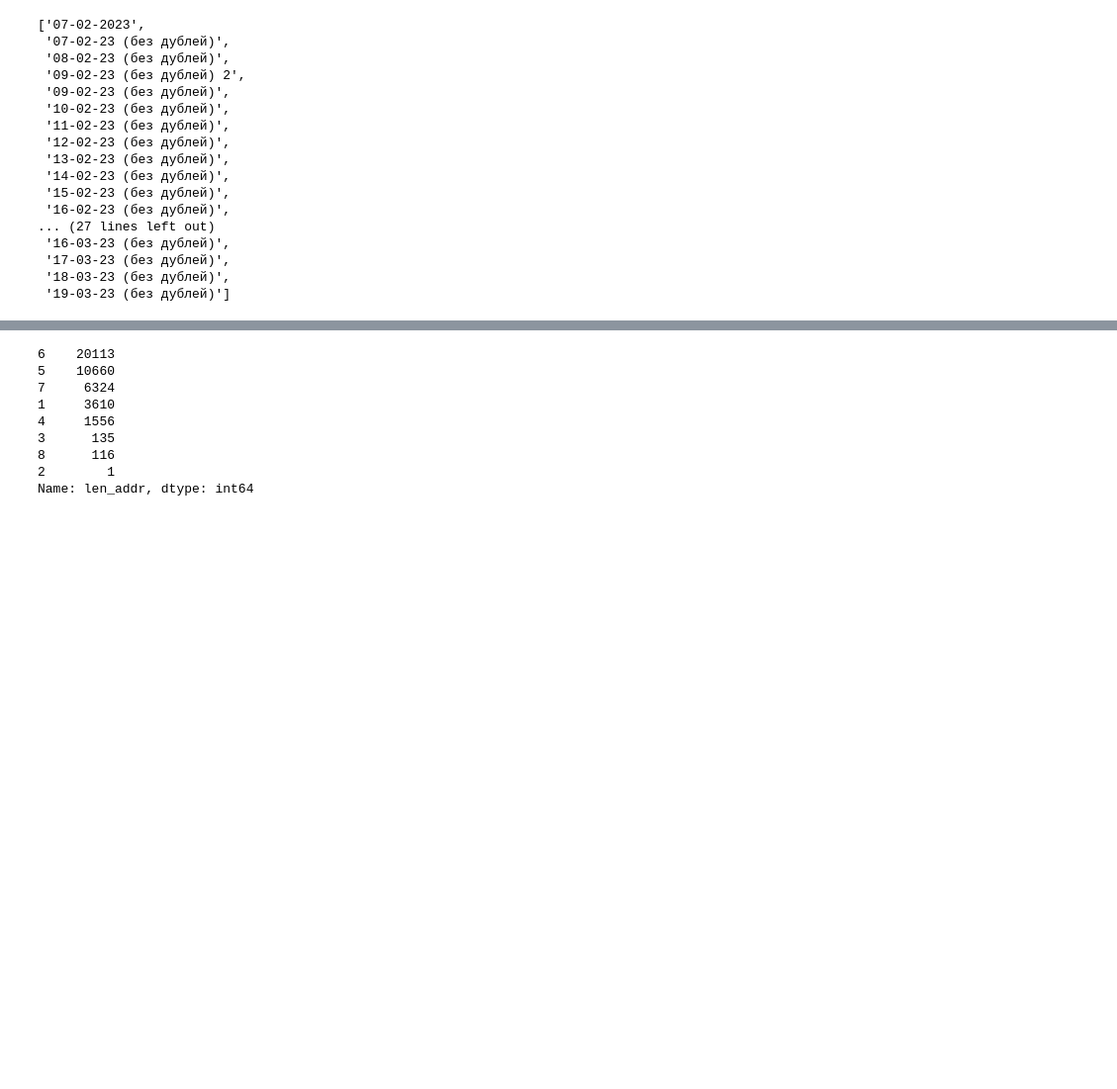
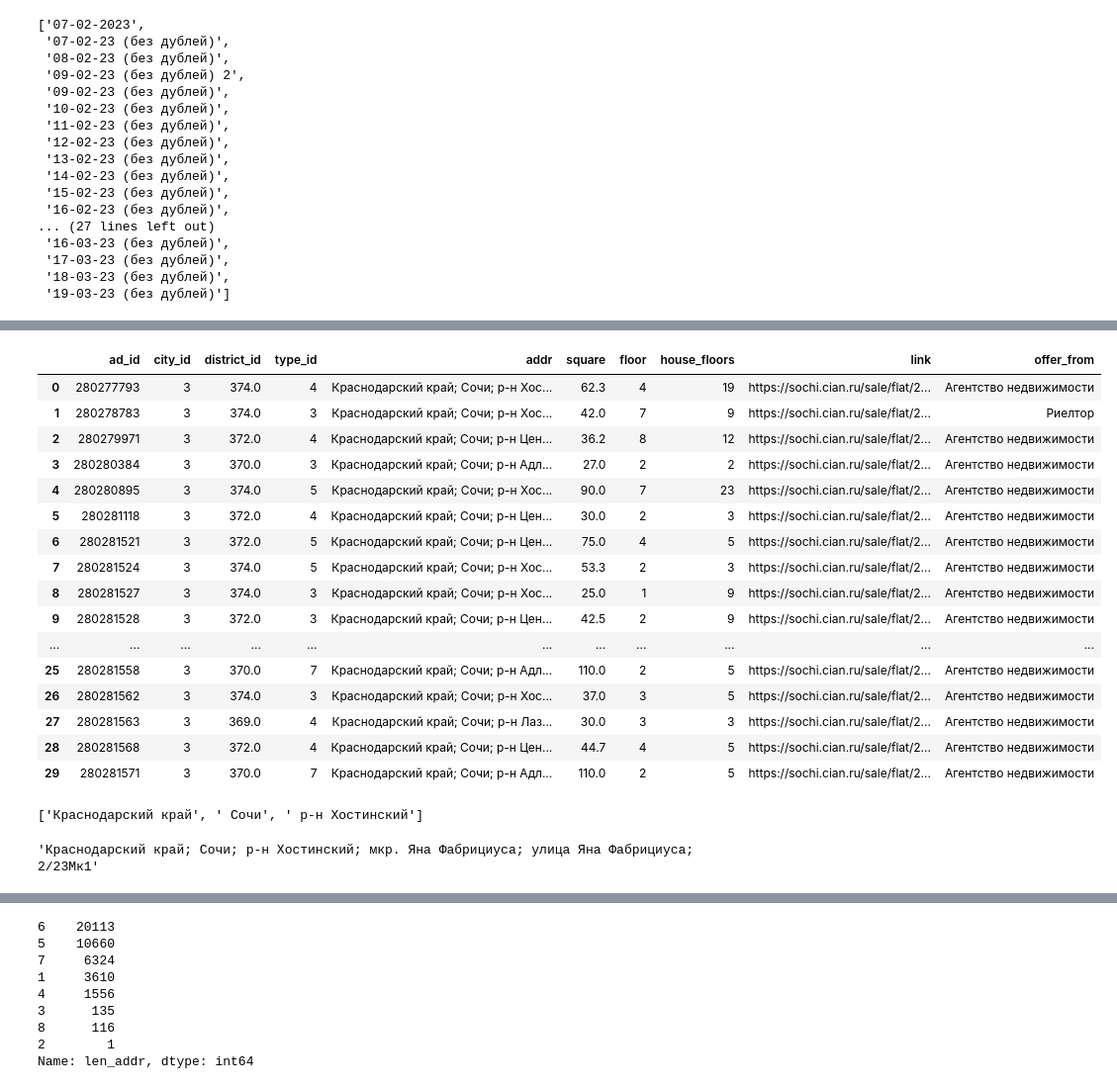
Before and after one commit to Nedvizhka/yadisk_loader, a Jupyter notebook: dev_check_jupyter/parse_avito_to_realty_prices.ipynb, the cells around one changed output, grey strips where cells are left out. Shown at 99% size. Saved outputs shown, nothing was run; the diff lists cells and outputs as text; code cells hidden in the pictures; blank space fills up the shorter version.

```diff
--- a/dev_check_jupyter/parse_avito_to_realty_prices.ipynb
+++ b/dev_check_jupyter/parse_avito_to_realty_prices.ipynb
@@ -1255,0 +1439,39 @@ asd.split('\n')[:-1]
+# %%
+csvinapi_version = csvinapi_version[csvinapi_version.ad_id != 280281763]
+# %%
+csvinapi_version.reset_index(drop=True, inplace=True)
+api_215.reset_index(drop=True, inplace=True)
+# %%
+csv_comp = csvinapi_version[['ad_id','city_id','district_id','type_id','addr','square','floor','house_floors','link','offer_from']]
+api_comp = api_215[['ad_id','city_id','district_id','type_id','addr','square','floor','house_floors','link','offer_from']]
+# %%
+csv_comp = csv_comp.sort_values('ad_id').reset_index(drop=True)
+api_comp = api_comp.sort_values('ad_id').reset_index(drop=True)
+# %%
+csv_comp.head(30)
+# %% [output]
+|  | ad_id | city_id | district_id | type_id | addr | square | floor | house_floors | link | offer_from |
+| 0 | 280277793 | 3 | 374.0 | 4 | Краснодарский край; Сочи; р-н Хос... | 62.3 | 4 | 19 | https://sochi.cian.ru/sale/flat/2... | Агентство недвижимости |
+| 1 | 280278783 | 3 | 374.0 | 3 | Краснодарский край; Сочи; р-н Хос... | 42.0 | 7 | 9 | https://sochi.cian.ru/sale/flat/2... | Риелтор |
+| 2 | 280279971 | 3 | 372.0 | 4 | Краснодарский край; Сочи; р-н Цен... | 36.2 | 8 | 12 | https://sochi.cian.ru/sale/flat/2... | Агентство недвижимости |
+| 3 | 280280384 | 3 | 370.0 | 3 | Краснодарский край; Сочи; р-н Адл... | 27.0 | 2 | 2 | https://sochi.cian.ru/sale/flat/2... | Агентство недвижимости |
+| 4 | 280280895 | 3 | 374.0 | 5 | Краснодарский край; Сочи; р-н Хос... | 90.0 | 7 | 23 | https://sochi.cian.ru/sale/flat/2... | Агентство недвижимости |
+| 5 | 280281118 | 3 | 372.0 | 4 | Краснодарский край; Сочи; р-н Цен... | 30.0 | 2 | 3 | https://sochi.cian.ru/sale/flat/2... | Агентство недвижимости |
+| 6 | 280281521 | 3 | 372.0 | 5 | Краснодарский край; Сочи; р-н Цен... | 75.0 | 4 | 5 | https://sochi.cian.ru/sale/flat/2... | Агентство недвижимости |
+| 7 | 280281524 | 3 | 374.0 | 5 | Краснодарский край; Сочи; р-н Хос... | 53.3 | 2 | 3 | https://sochi.cian.ru/sale/flat/2... | Агентство недвижимости |
+| 8 | 280281527 | 3 | 374.0 | 3 | Краснодарский край; Сочи; р-н Хос... | 25.0 | 1 | 9 | https://sochi.cian.ru/sale/flat/2... | Агентство недвижимости |
+| 9 | 280281528 | 3 | 372.0 | 3 | Краснодарский край; Сочи; р-н Цен... | 42.5 | 2 | 9 | https://sochi.cian.ru/sale/flat/2... | Агентство недвижимости |
+| ... | ... | ... | ... | ... | ... | ... | ... | ... | ... | ... |
+| 25 | 280281558 | 3 | 370.0 | 7 | Краснодарский край; Сочи; р-н Адл... | 110.0 | 2 | 5 | https://sochi.cian.ru/sale/flat/2... | Агентство недвижимости |
+| 26 | 280281562 | 3 | 374.0 | 3 | Краснодарский край; Сочи; р-н Хос... | 37.0 | 3 | 5 | https://sochi.cian.ru/sale/flat/2... | Агентство недвижимости |
+| 27 | 280281563 | 3 | 369.0 | 4 | Краснодарский край; Сочи; р-н Лаз... | 30.0 | 3 | 3 | https://sochi.cian.ru/sale/flat/2... | Агентство недвижимости |
+| 28 | 280281568 | 3 | 372.0 | 4 | Краснодарский край; Сочи; р-н Цен... | 44.7 | 4 | 5 | https://sochi.cian.ru/sale/flat/2... | Агентство недвижимости |
+| 29 | 280281571 | 3 | 370.0 | 7 | Краснодарский край; Сочи; р-н Адл... | 110.0 | 2 | 5 | https://sochi.cian.ru/sale/flat/2... | Агентство недвижимости |
+# %%
+csv_comp.iloc[0,4].split(';')[:3]
+# %% [output]
+['Краснодарский край', ' Сочи', ' р-н Хостинский']
+# %%
+api_comp.iloc[0,4]
+# %% [output]
+'Краснодарский край; Сочи; р-н Хостинский; мкр. Яна Фабрициуса; улица Яна Фабрициуса; 2/23Мк1'
```
Also changed, not shown: parts of 58 cells of this notebook, 1 other file.
